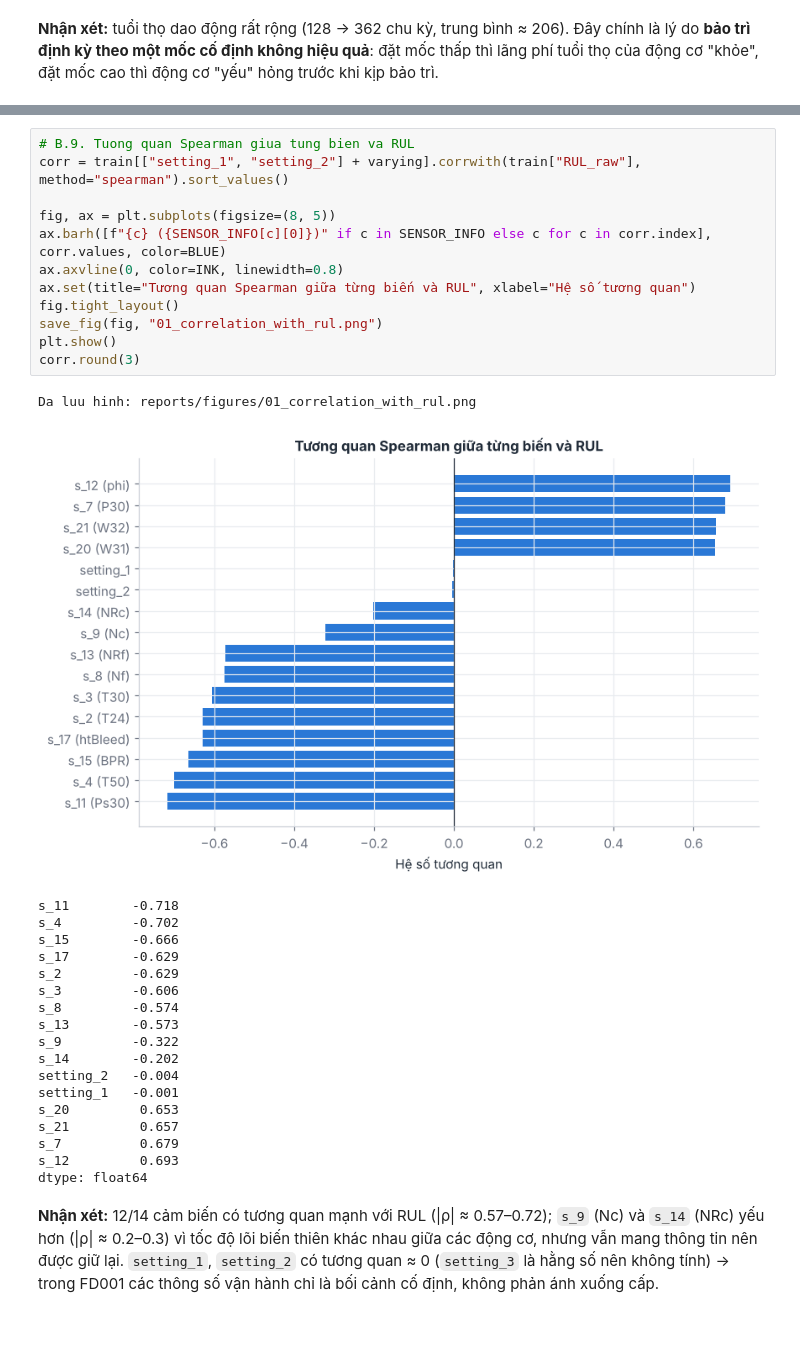
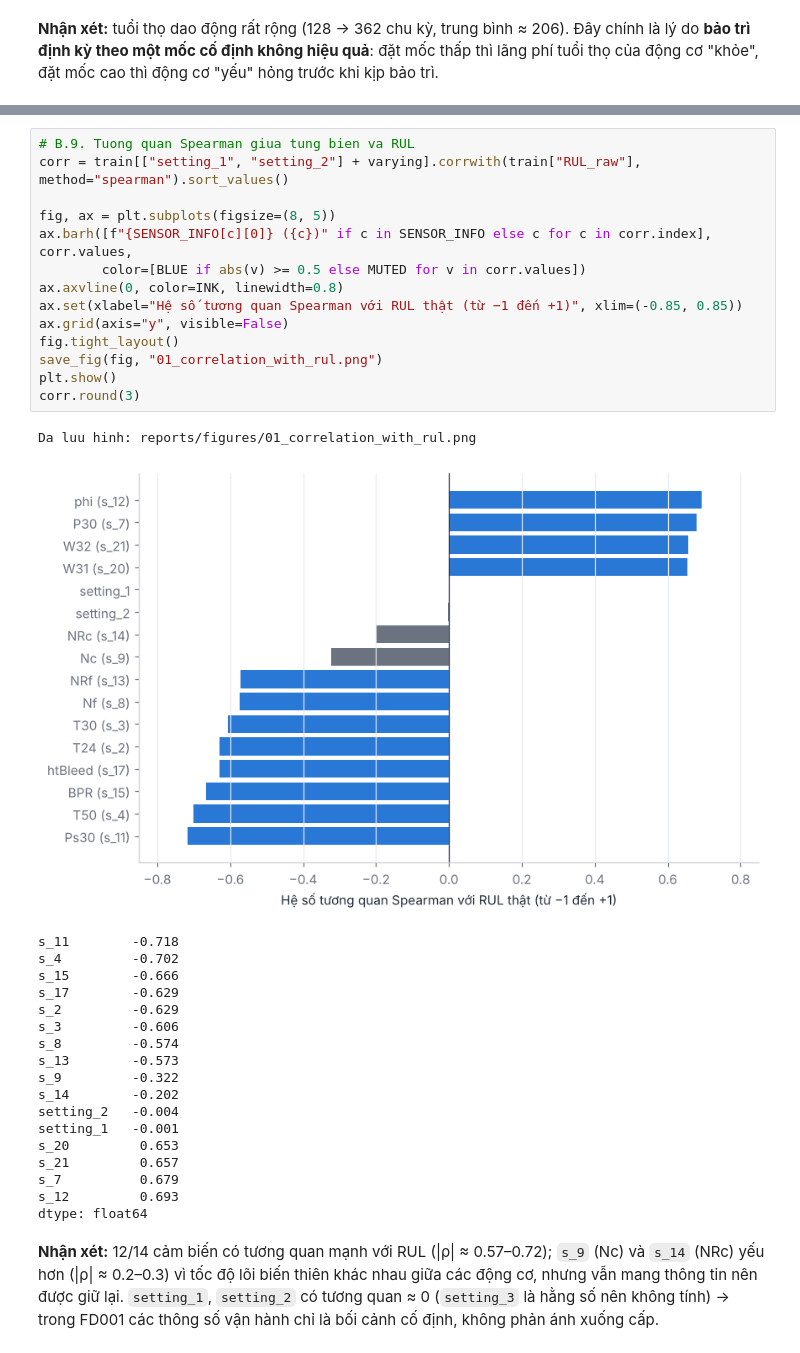
Before and after one commit to duyenphung206-sudo/turbofan-rul-prediction, a Jupyter notebook: notebooks/01_problem_and_data_understanding.ipynb, the cells around one changed output, grey strips where cells are left out. Cells and saved outputs as stored; diff of their text form.

```diff
--- a/notebooks/01_problem_and_data_understanding.ipynb
+++ b/notebooks/01_problem_and_data_understanding.ipynb
@@ -280,18 +350,20 @@ Da luu hinh: reports/figures/01_sensor_trends.png
 # %%
 # B.9. Tuong quan Spearman giua tung bien va RUL
 corr = train[["setting_1", "setting_2"] + varying].corrwith(train["RUL_raw"], method="spearman").sort_values()
 
 fig, ax = plt.subplots(figsize=(8, 5))
-ax.barh([f"{c} ({SENSOR_INFO[c][0]})" if c in SENSOR_INFO else c for c in corr.index], corr.values, color=BLUE)
+ax.barh([f"{SENSOR_INFO[c][0]} ({c})" if c in SENSOR_INFO else c for c in corr.index], corr.values,
+        color=[BLUE if abs(v) >= 0.5 else MUTED for v in corr.values])
 ax.axvline(0, color=INK, linewidth=0.8)
-ax.set(title="Tương quan Spearman giữa từng biến và RUL", xlabel="Hệ số tương quan")
+ax.set(xlabel="Hệ số tương quan Spearman với RUL thật (từ −1 đến +1)", xlim=(-0.85, 0.85))
+ax.grid(axis="y", visible=False)
 fig.tight_layout()
 save_fig(fig, "01_correlation_with_rul.png")
 plt.show()
 corr.round(3)
 # %% [output]
 Da luu hinh: reports/figures/01_correlation_with_rul.png
-[figure, old version]
+[figure, new version]
 s_11        -0.718
 s_4         -0.702
 s_15        -0.666
```
Also changed, not shown: parts of 7 cells of this notebook, 30 other files.
